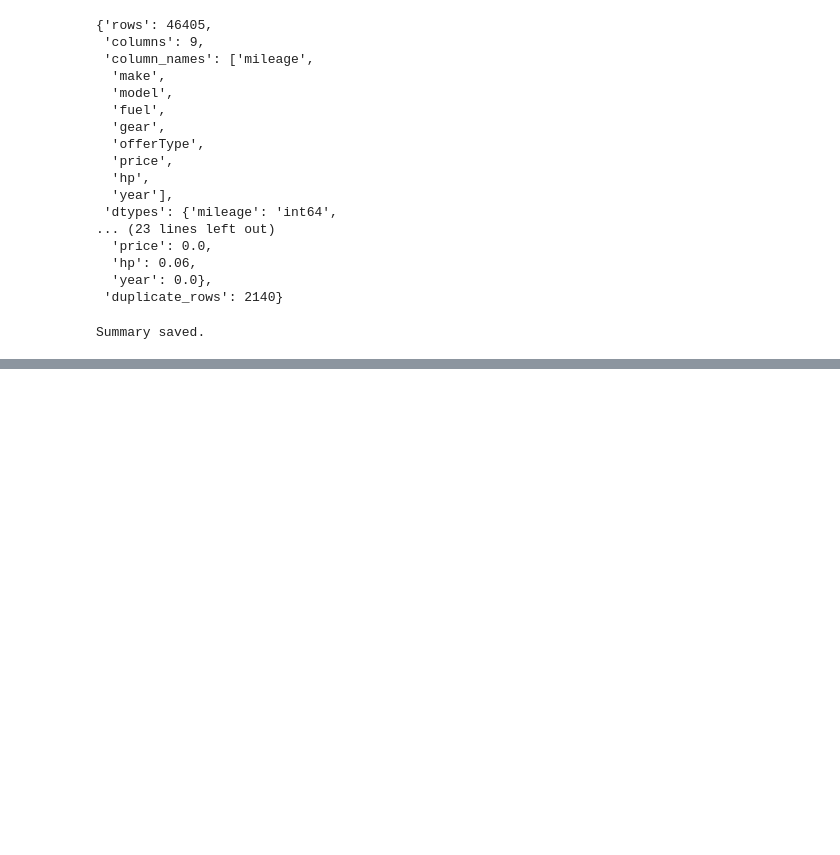
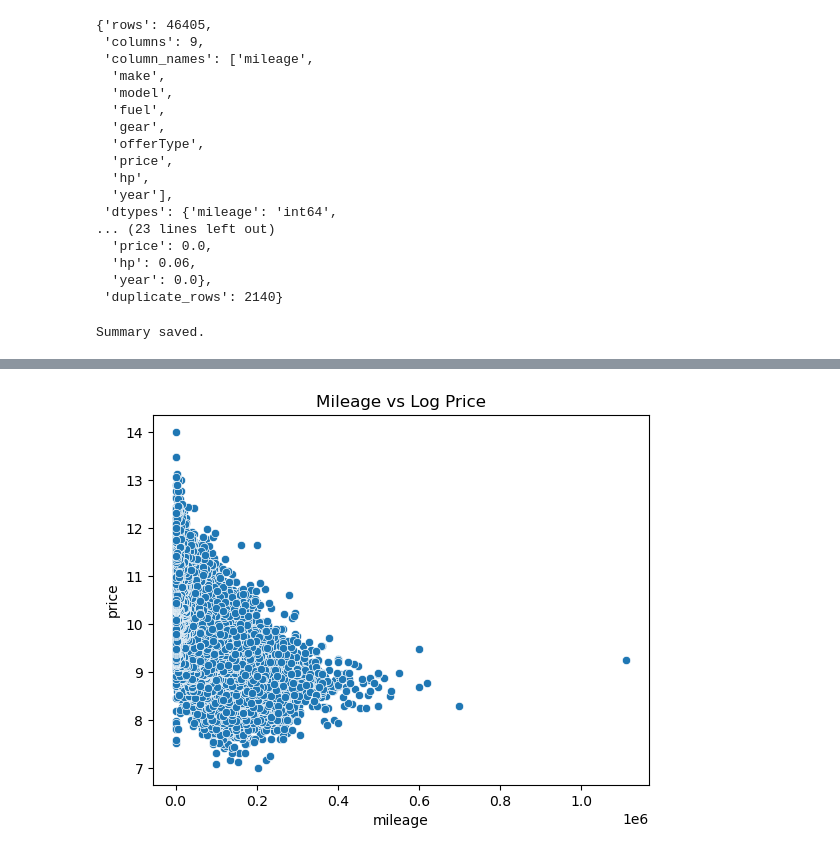
Before and after one commit to umarmohdcr7-spec/data-analysis-agent, a Jupyter notebook: main.ipynb, the cells around one changed output, grey strips where cells are left out. Cells and saved outputs as stored; diff of their text form; code cells hidden in the pictures; blank space fills up the shorter version.

```diff
--- a/main.ipynb
+++ b/main.ipynb
@@ -114,0 +365,8 @@ Summary saved.
+# %%
+import numpy as np
+
+sns.scatterplot(x="mileage", y=np.log1p(df_clean["price"]), data=df_clean)
+plt.title("Mileage vs Log Price")
+plt.show()
+# %% [output]
+[figure, added]
```
Also changed, not shown: parts of 25 cells of this notebook, 2 other files.
